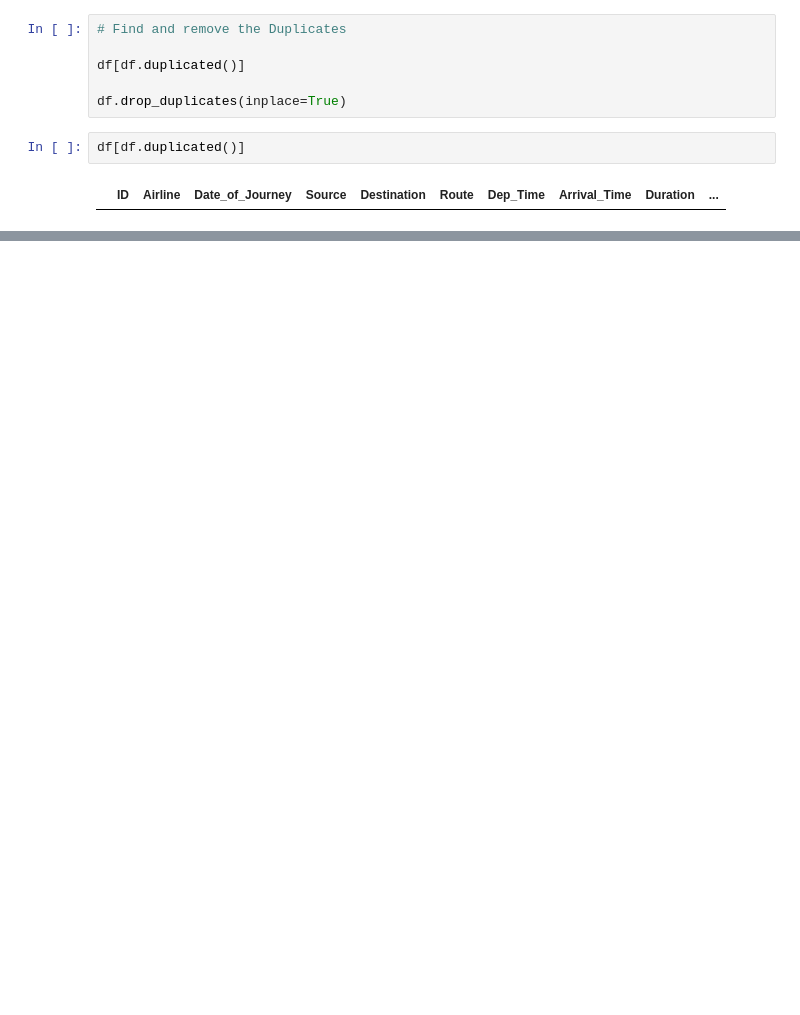
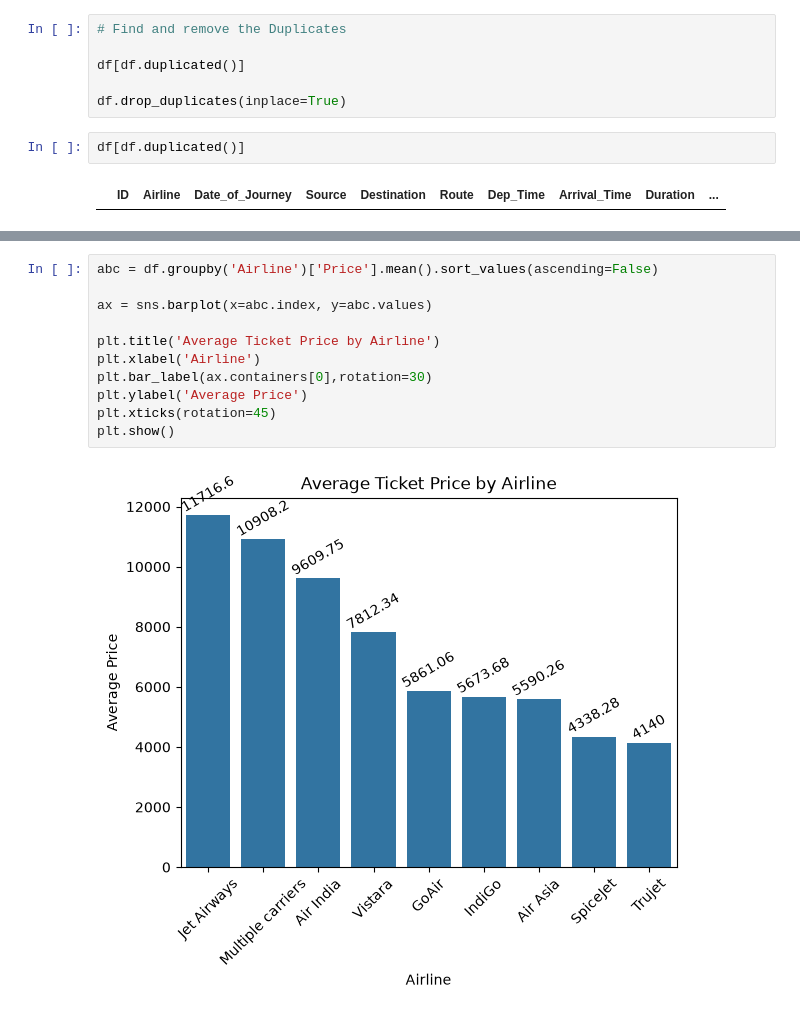
Before and after one commit to SHIVRAJSHINDE/Ethans, a Jupyter notebook: 17 18 20/DataAna/Data_Ana_Airline/project.ipynb, the cells around one changed output, grey strips where cells are left out. Saved outputs shown, nothing was run; the diff lists cells and outputs as text; blank space fills up the shorter version.

```diff
--- a/17 18 20/DataAna/Data_Ana_Airline/project.ipynb
+++ b/17 18 20/DataAna/Data_Ana_Airline/project.ipynb
@@ -95,0 +254,13 @@ df[df.duplicated()]
+# %%
+abc = df.groupby('Airline')['Price'].mean().sort_values(ascending=False)
+
+ax = sns.barplot(x=abc.index, y=abc.values)
+
+plt.title('Average Ticket Price by Airline')
+plt.xlabel('Airline')
+plt.bar_label(ax.containers[0],rotation=30)
+plt.ylabel('Average Price')
+plt.xticks(rotation=45)
+plt.show()
+# %% [output]
+[figure, added]
```
Also changed, not shown: parts of 28 cells of this notebook, 7 other files.
